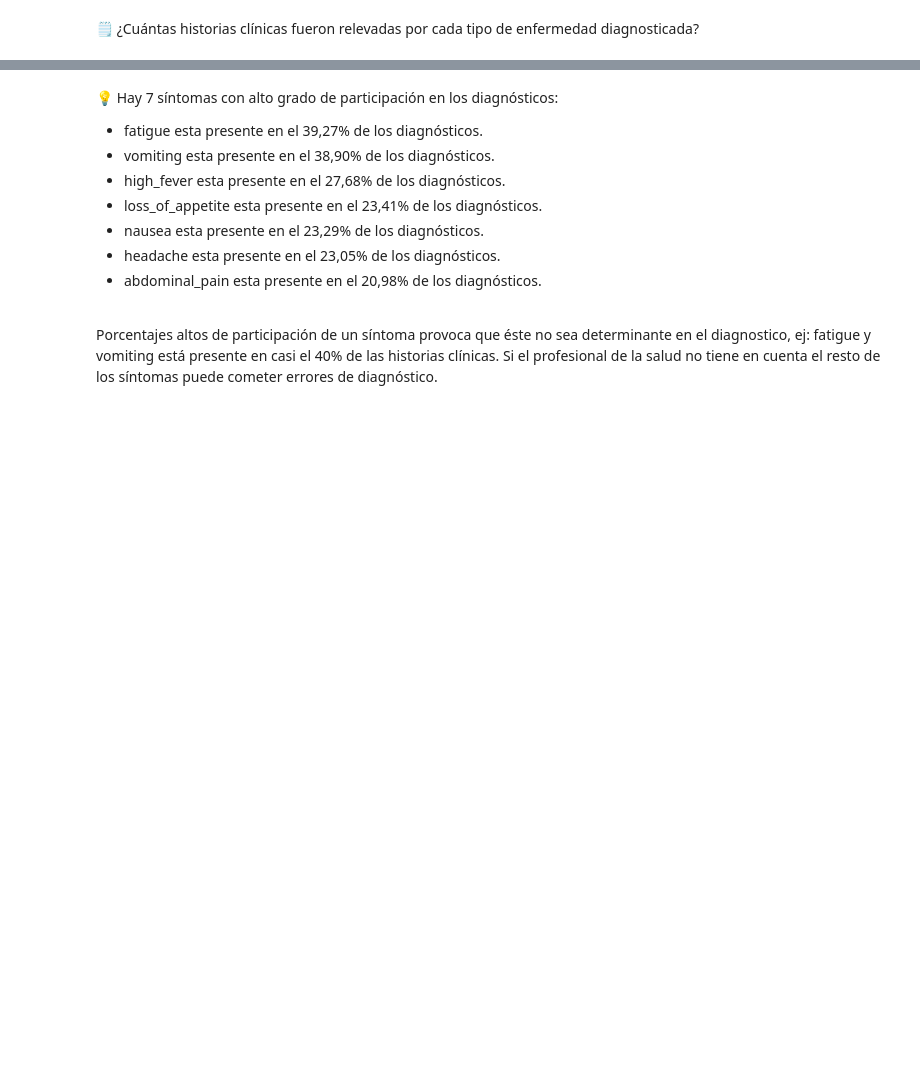
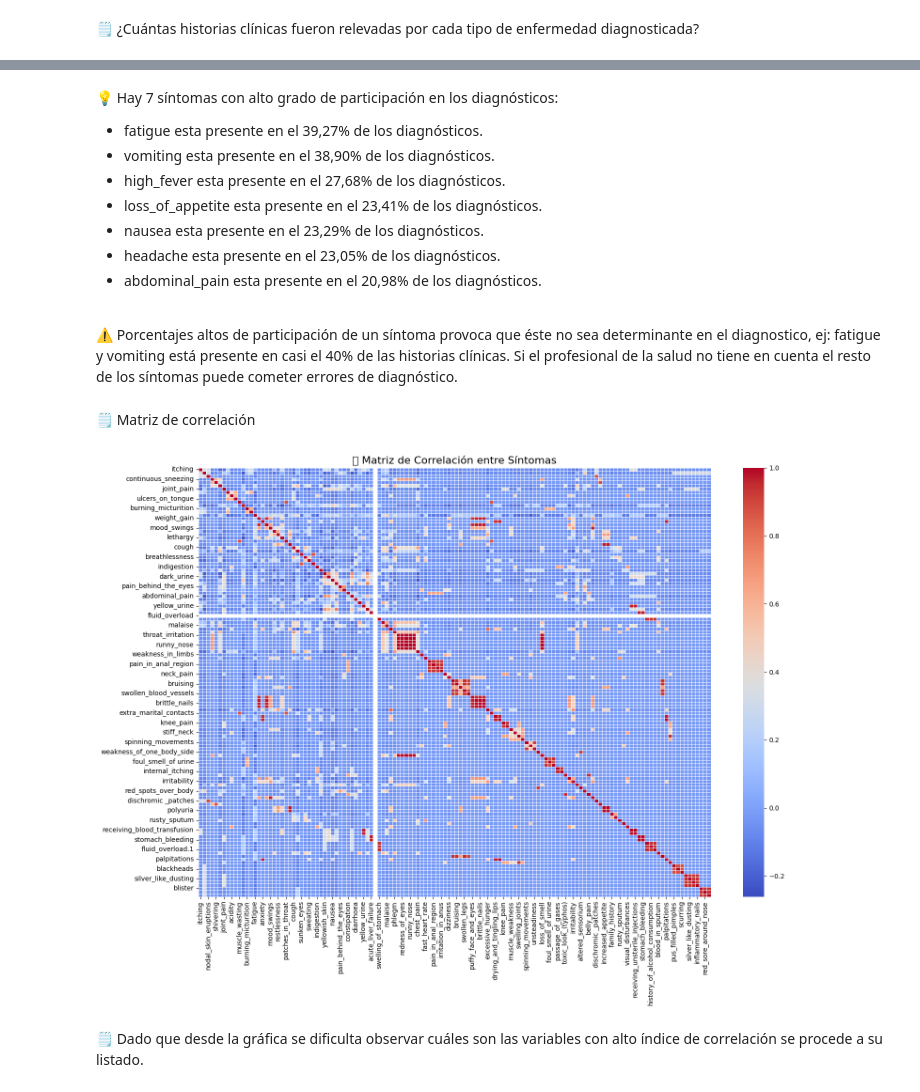
Before and after one commit to chetincho/ds_Prediccion_de_enfermedades, a Jupyter notebook: proyecto.ipynb, the cells around one changed output, grey strips where cells are left out. Drawn from its saved outputs; the diff is of its cells as text; code cells hidden in the pictures; blank space fills up the shorter version.

```diff
--- a/proyecto.ipynb
+++ b/proyecto.ipynb
@@ -250,4 +256,23 @@ Total de veces que el sintoma forma parte del dignóstico
 - abdominal_pain esta presente en el 20,98% de los diagnósticos.<br>
 <br>
 
-Porcentajes altos de participación de un síntoma provoca que éste no sea determinante en el diagnostico, ej: fatigue y vomiting está presente en casi el 40% de las historias clínicas. Si el profesional de la salud no tiene en cuenta el resto de los síntomas puede cometer errores de diagnóstico.
+⚠️ Porcentajes altos de participación de un síntoma provoca que éste no sea determinante en el diagnostico, ej: fatigue y vomiting está presente en casi el 40% de las historias clínicas. Si el profesional de la salud no tiene en cuenta el resto de los síntomas puede cometer errores de diagnóstico.
+# %% [markdown]
+🗒️ Matriz de correlación
+# %%
+# Separo las características (features) de la variable objetivo
+X = df.drop('prognosis', axis=1)
+
+# Calculo la matriz de correlación entre todas las variables
+matriz_correlacion = X.corr()
+
+# Muestro la matriz de correlación con un mapa de calor
+plt.figure(figsize=(16, 12))  # Tamaño del gráfico
+sns.heatmap(matriz_correlacion, cmap='coolwarm', linewidths=0.5)
+plt.title("🔍 Matriz de Correlación entre Síntomas", fontsize=16)
+plt.tight_layout()
+plt.show()
+# %% [output]
+[figure, added]
+# %% [markdown]
+🗒️ Dado que desde la gráfica se dificulta observar cuáles son las variables con alto índice de correlación se procede a su listado.
```
Also changed, not shown: parts of 48 cells of this notebook, 5 other files.
